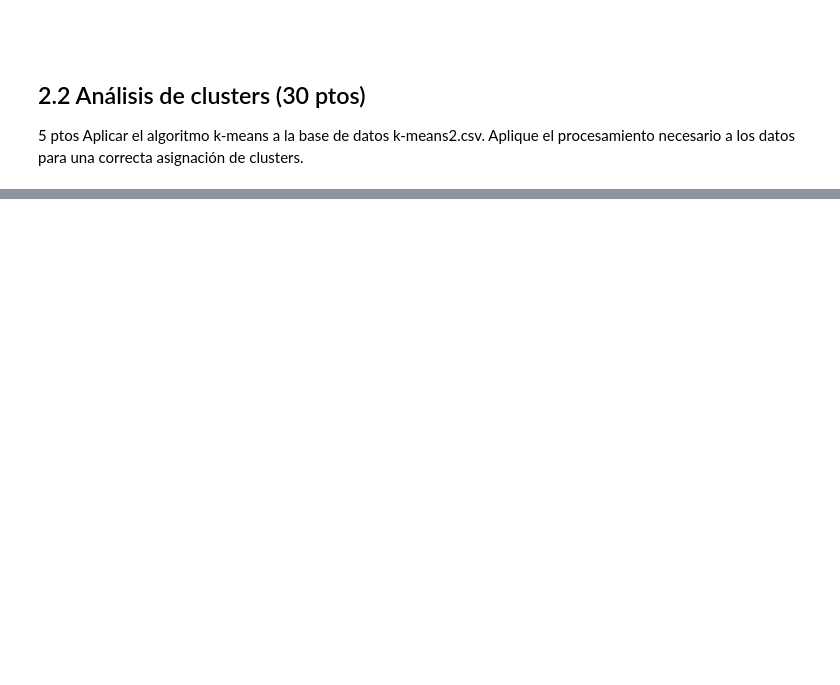
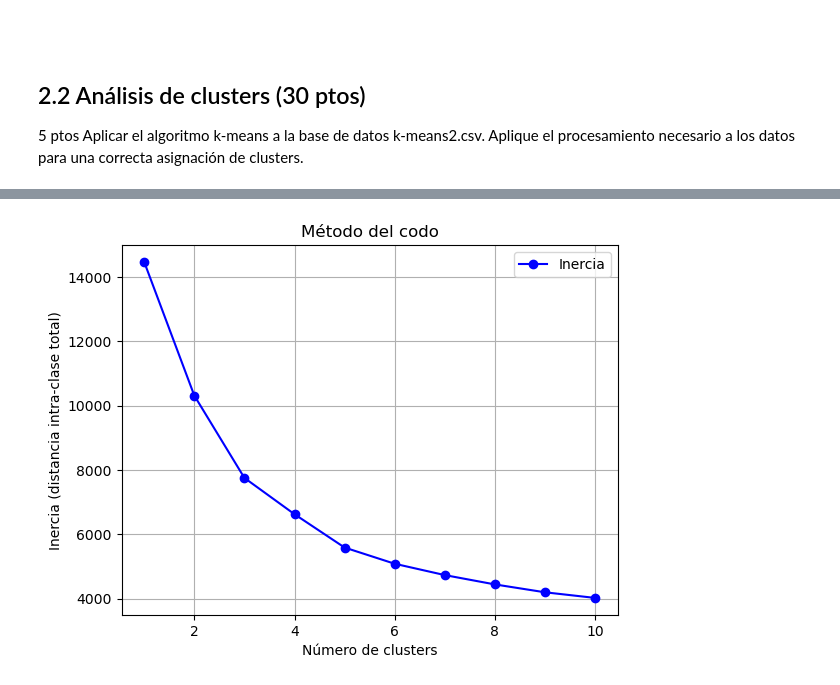
Before and after one commit to doritak/Machine-Learning, a Jupyter notebook: Actividad_4/main.ipynb, the cells around one changed output, grey strips where cells are left out. Cells and saved outputs as stored; diff of their text form; code cells hidden in the pictures; blank space fills up the shorter version.

```diff
--- a/Actividad_4/main.ipynb
+++ b/Actividad_4/main.ipynb
@@ -153,0 +208,9 @@ Ver documentación [aquí](https://scikit-learn.org/1.5/auto_examples/cluster/pl
+# %%
+df2 = pd.read_csv("datos/kmeans2.csv", delimiter=",")
+# leer y luego escalar los datos con MinMaxScaler
+df2_scaler = MinMaxScaler().fit_transform(df2)
+
+resultado = optiomo_cluster_codo(df2_scaler, 10)
+graficar_codo(resultado)
+# %% [output]
+[figure, added]
```
Also changed, not shown: parts of 37 cells of this notebook.
